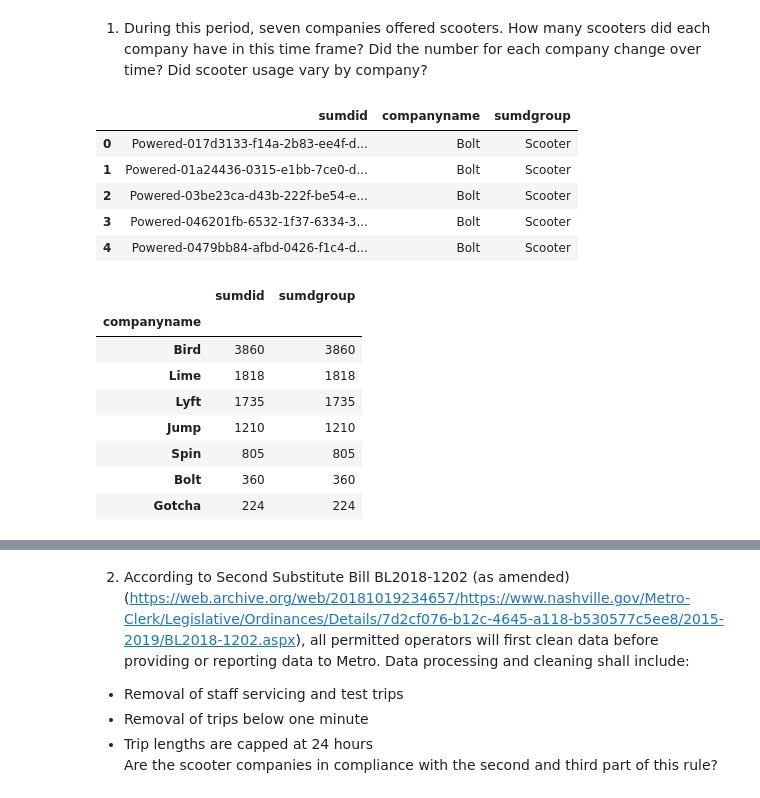
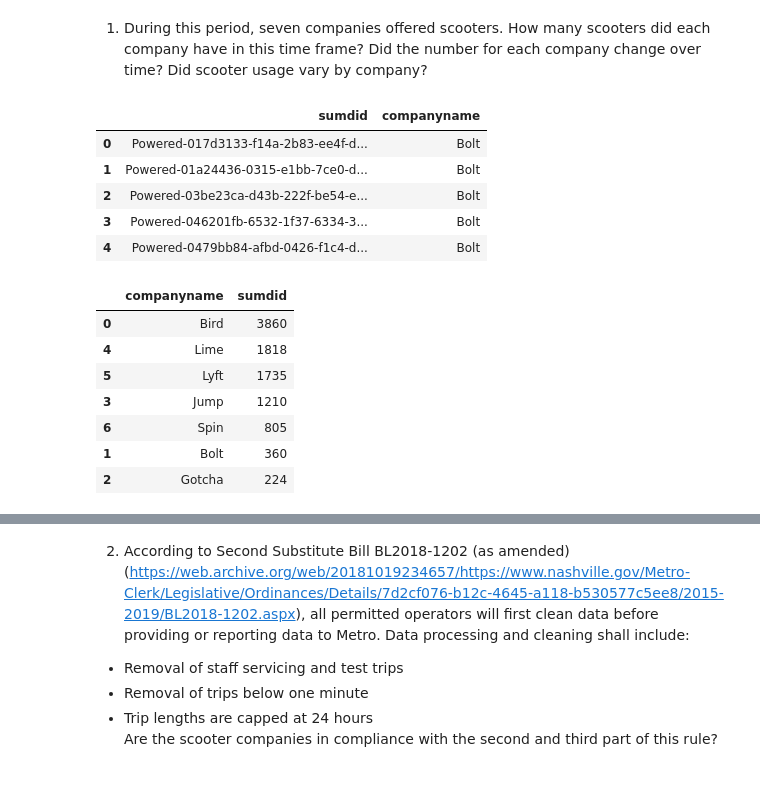
Before and after one commit to NSS-Data-Analytics-Cohort-10/scooters-group-6, a Jupyter notebook: notebook/scooters.ipynb, the cells around one changed output, grey strips where cells are left out. Cells and saved outputs as stored; diff of their text form; code cells hidden in the pictures.

```diff
--- a/notebook/scooters.ipynb
+++ b/notebook/scooters.ipynb
@@ -27,7 +27,7 @@ group by companyname
 1. During this period, seven companies offered scooters. How many scooters did each company have in this time frame? Did the number for each company change over time? Did scooter usage vary by company?
 # %%
 query1='''
-select distinct sumdid,companyname,sumdgroup
+select distinct sumdid,companyname
 from scooters
 WHERE sumdgroup ilike 'scooter'
 group by sumdid, companyname, sumdgroup;
@@ -38,23 +38,23 @@ with engine.connect() as connection:
 
 companies.head()
 # %% [output]
-|  | sumdid | companyname | sumdgroup |
-| 0 | Powered-017d3133-f14a-2b83-ee4f-d... | Bolt | Scooter |
-| 1 | Powered-01a24436-0315-e1bb-7ce0-d... | Bolt | Scooter |
-| 2 | Powered-03be23ca-d43b-222f-be54-e... | Bolt | Scooter |
-| 3 | Powered-046201fb-6532-1f37-6334-3... | Bolt | Scooter |
-| 4 | Powered-0479bb84-afbd-0426-f1c4-d... | Bolt | Scooter |
+|  | sumdid | companyname |
+| 0 | Powered-017d3133-f14a-2b83-ee4f-d... | Bolt |
+| 1 | Powered-01a24436-0315-e1bb-7ce0-d... | Bolt |
+| 2 | Powered-03be23ca-d43b-222f-be54-e... | Bolt |
+| 3 | Powered-046201fb-6532-1f37-6334-3... | Bolt |
+| 4 | Powered-0479bb84-afbd-0426-f1c4-d... | Bolt |
 # %%
 total_scoots=companies.groupby(['companyname']).count()
+total_scoots=total_scoots.reset_index()
 total_scoots=total_scoots.sort_values(by='sumdid',ascending=False)
 total_scoots.head(7)
 # %% [output]
-|  | sumdid | sumdgroup |
-| companyname |  |  |
-| Bird | 3860 | 3860 |
-| Lime | 1818 | 1818 |
-| Lyft | 1735 | 1735 |
-| Jump | 1210 | 1210 |
-| Spin | 805 | 805 |
-| Bolt | 360 | 360 |
-| Gotcha | 224 | 224 |
+|  | companyname | sumdid |
+| 0 | Bird | 3860 |
+| 4 | Lime | 1818 |
+| 5 | Lyft | 1735 |
+| 3 | Jump | 1210 |
+| 6 | Spin | 805 |
+| 1 | Bolt | 360 |
+| 2 | Gotcha | 224 |
```
Also changed, not shown: parts of 14 cells of this notebook.
